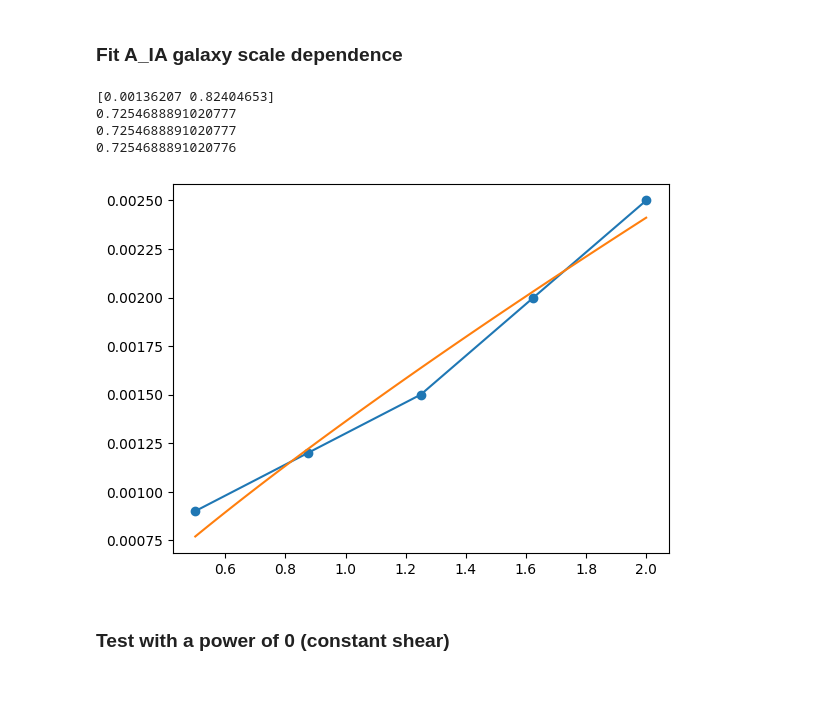
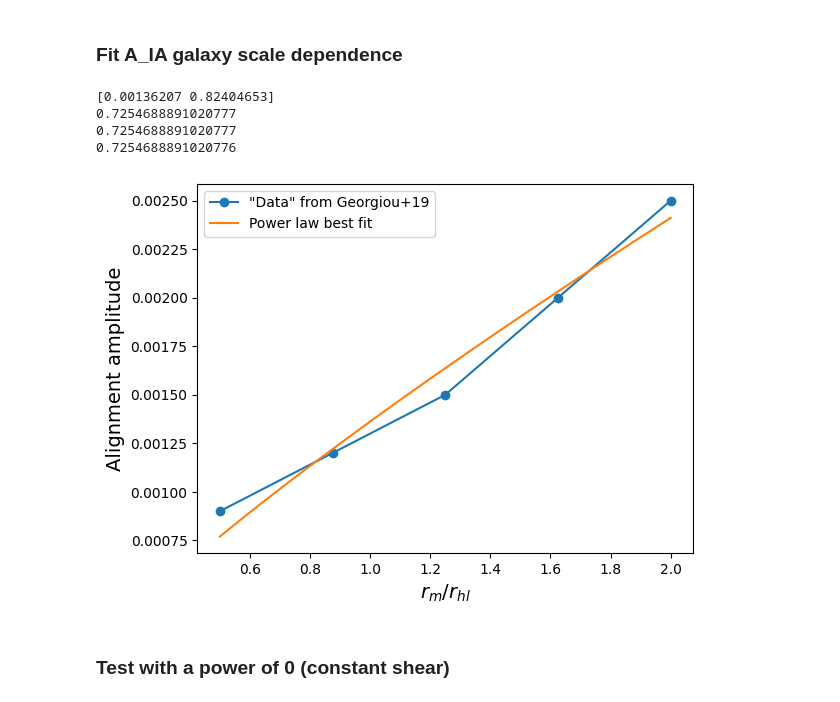
Before and after one commit to CMacM/BATSim, a Jupyter notebook: notebooks/validation/radial_IA_validation.ipynb, the cells around one changed output. Saved outputs shown, nothing was run; the diff lists cells and outputs as text; code cells hidden in the pictures.

```diff
--- a/notebooks/validation/radial_IA_validation.ipynb
+++ b/notebooks/validation/radial_IA_validation.ipynb
@@ -18,36 +16,39 @@ ModuleNotFoundError: No module named 'batsim'
 # %%
 # fit curve to GAMA results in Georgieu 2019
 from scipy.optimize import curve_fit
 
 rwf = np.linspace(0.5,2.0,5)
 
 A_IA = [0.0009, 0.0012, 0.0015, 0.002, 0.0025]
 
 def power_law(rwf, m, b):
     return m * rwf**b
 
 var, covs = curve_fit(power_law, rwf, A_IA)
 print(var)
 rwf_dense = np.linspace(0.5,2.0,100)
 A_dense = var[0] * rwf_dense**var[1]
 A_dense_2 = 2*var[0] * rwf_dense**var[1]
 A_dense_3 = 3*var[0] * rwf_dense**var[1]
 A_dense_10 = 10*var[0] * rwf_dense**var[1]
 
 AIA_fid = galsim.Shear(e1=var[0]).g1
 
-plt.plot(rwf, A_IA, marker='o')
-plt.plot(rwf_dense, A_dense)
+plt.plot(rwf, A_IA, marker='o', label='"Data" from Georgiou+19')
+plt.plot(rwf_dense, A_dense, label='Power law best fit')
+plt.legend()
+plt.ylabel('Alignment amplitude', fontsize=14)
+plt.xlabel(r'$r_{m}/r_{hl}$', fontsize=14)
 
 print(A_dense[30]/A_dense[60])
 print(A_dense_2[30]/A_dense_2[60])
 print(A_dense_3[30]/A_dense_3[60])
 # %% [output]
 [0.00136207 0.82404653]
 0.7254688891020777
 0.7254688891020777
 0.7254688891020776
-[figure, old version]
+[figure, new version]
 # %% [markdown]
 ### Test with a power of 0 (constant shear)
 # %%
```
Also changed, not shown: parts of 1 cell of this notebook, 10 other files.
